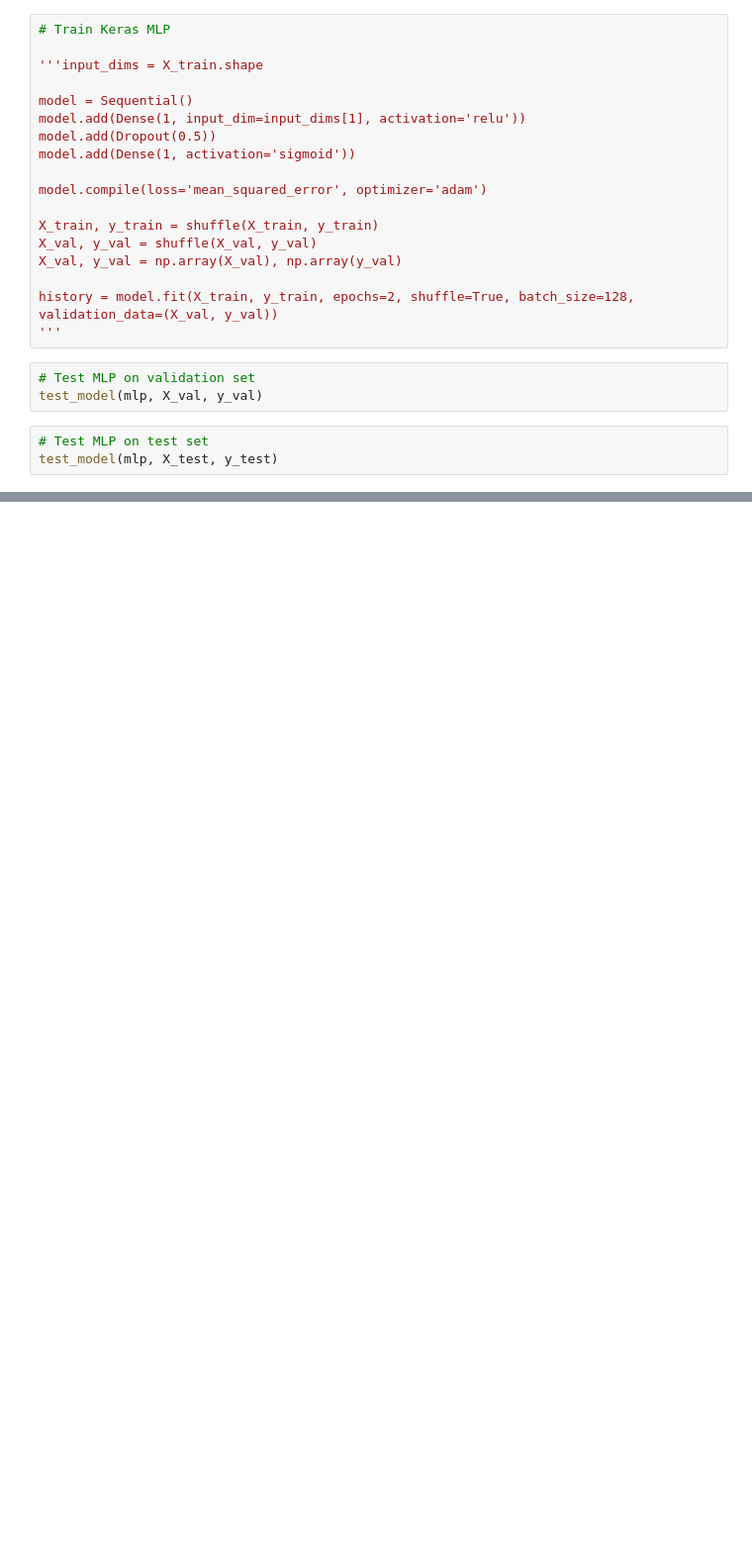
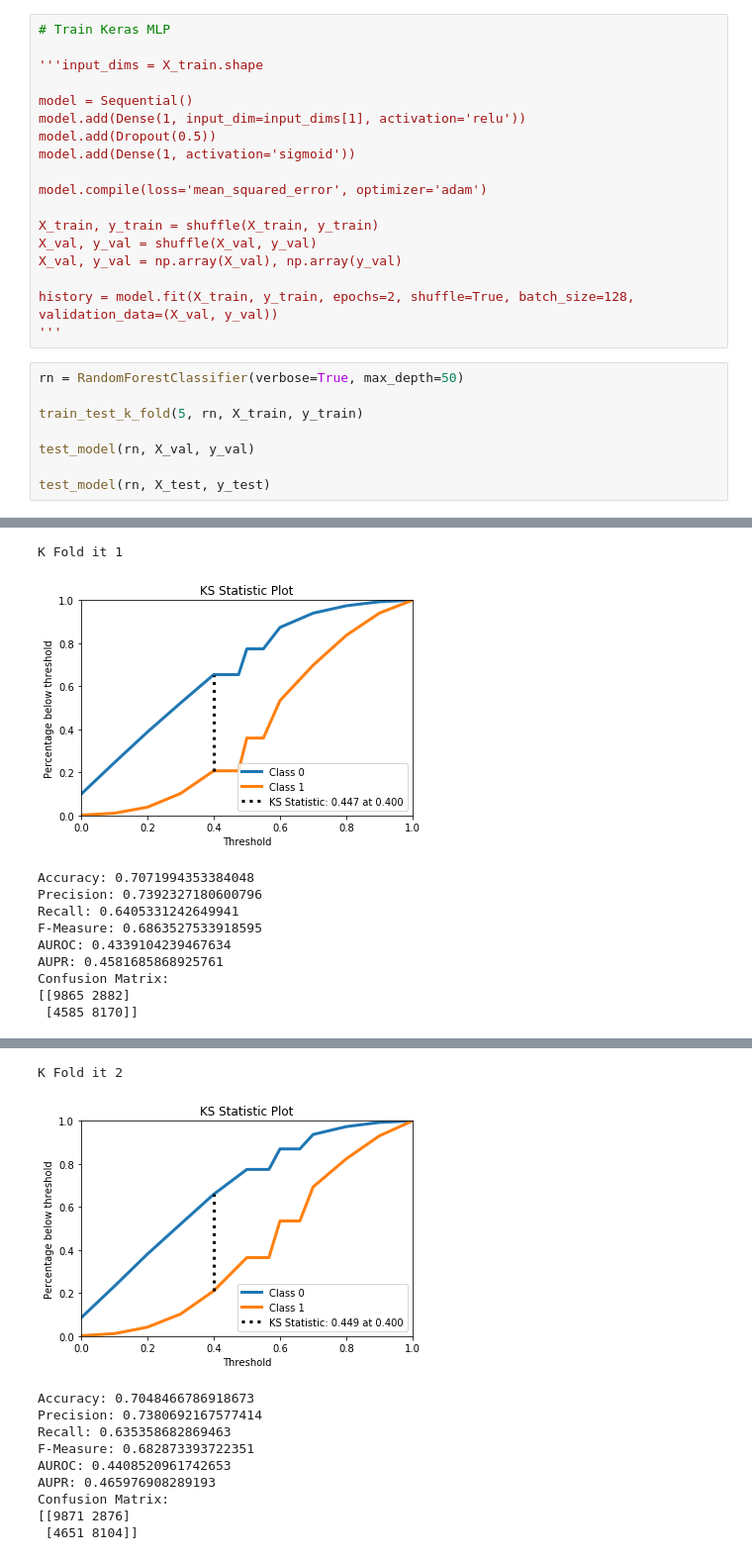
Before and after one commit to LeonardoGaldino/RN_Project, a Jupyter notebook: main.ipynb, the cells around one changed output, grey strips where cells are left out. Shown at 99% size. Drawn from its saved outputs; the diff is of its cells as text; blank space fills up the shorter version.

```diff
--- a/main.ipynb
+++ b/main.ipynb
@@ -253,9 +387,12 @@ X_val, y_val = np.array(X_val), np.array(y_val)
 
 history = model.fit(X_train, y_train, epochs=2, shuffle=True, batch_size=128, validation_data=(X_val, y_val))
 '''
-# %%
-# Test MLP on validation set
-test_model(mlp, X_val, y_val)
-# %%
-# Test MLP on test set
-test_model(mlp, X_test, y_test)
+# %%
+rn = RandomForestClassifier(verbose=True, max_depth=50)
+
+train_test_k_fold(5, rn, X_train, y_train)
+
+test_model(rn, X_val, y_val)
+
+test_model(rn, X_test, y_test)
+# %% [output]
@@ -261,0 +405,11 @@ test_model(mlp, X_test, y_test)
+K Fold it 1
+[figure, added]
+Accuracy: 0.7071994353384048
+Precision: 0.7392327180600796
+Recall: 0.6405331242649941
+F-Measure: 0.6863527533918595
+AUROC: 0.4339104239467634
+AUPR: 0.4581685868925761
+Confusion Matrix:
+[[9865 2882]
+ [4585 8170]]
@@ -261,0 +422,11 @@ test_model(mlp, X_test, y_test)
+K Fold it 2
+[figure, added]
+Accuracy: 0.7048466786918673
+Precision: 0.7380692167577414
+Recall: 0.635358682869463
+F-Measure: 0.682873393722351
+AUROC: 0.4408520961742653
+AUPR: 0.465976908289193
+Confusion Matrix:
+[[9871 2876]
+ [4651 8104]]
```
Also changed, not shown: parts of 21 cells of this notebook.
